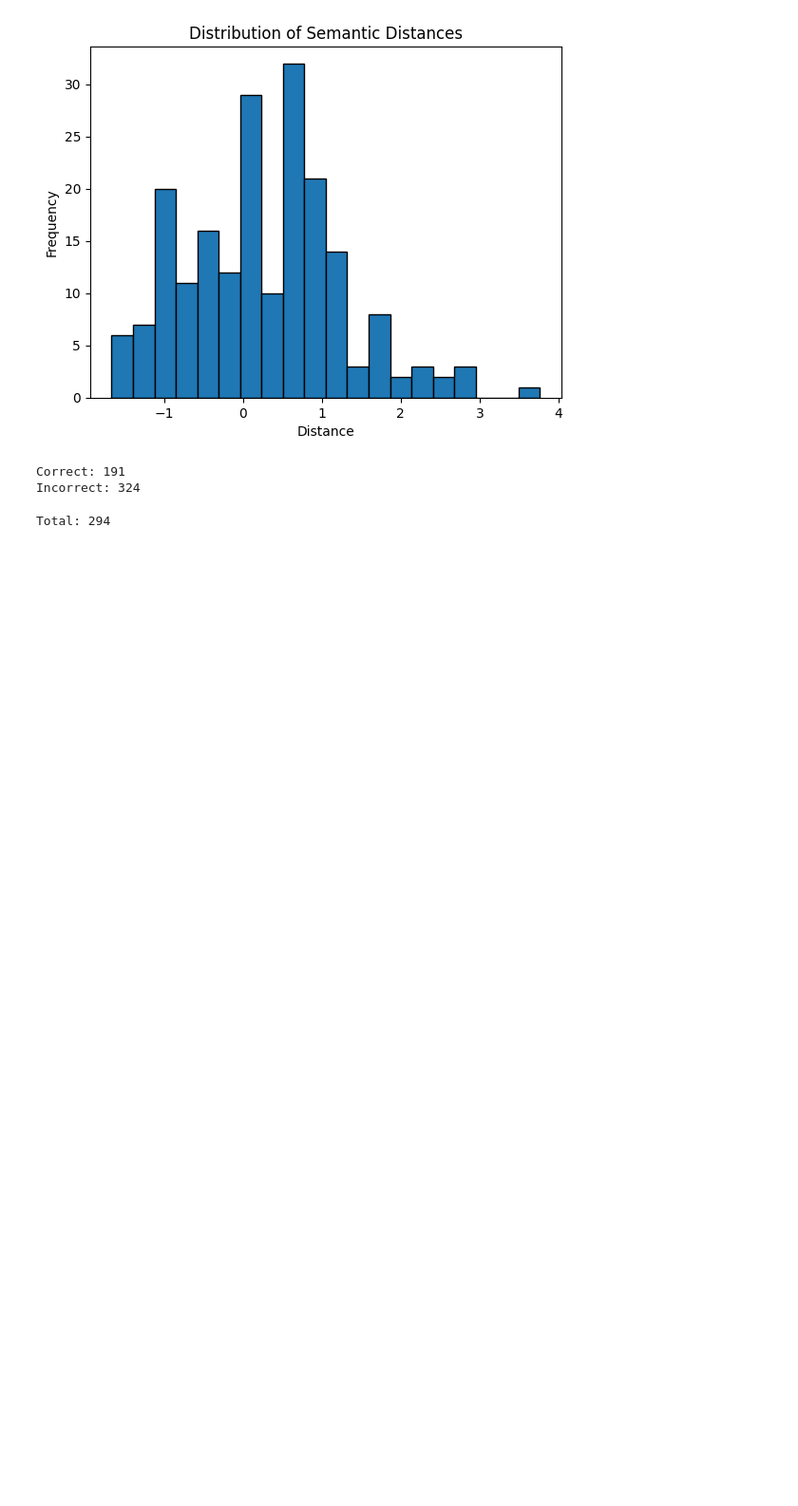
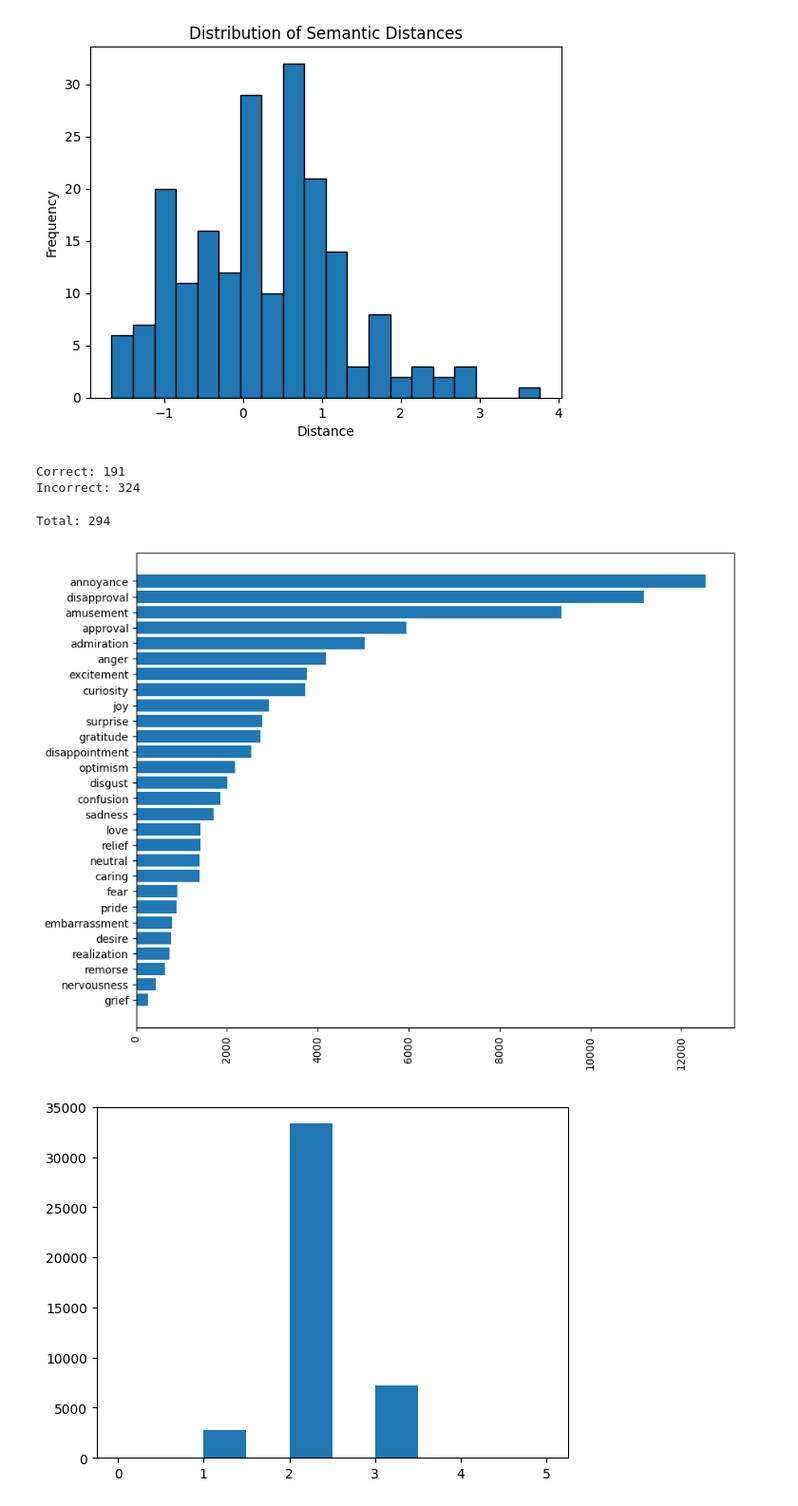
Before and after one commit to AminMohamed-3/LEGO, a Jupyter notebook: cleaning/cleaning.ipynb, the cells around one changed output. Shown at 95% size. Drawn from its saved outputs; the diff is of its cells as text; code cells hidden in the pictures; blank space fills up the shorter version.

Commit message:
Filtered dataset creation & training prepration

```diff
--- a/cleaning/cleaning.ipynb
+++ b/cleaning/cleaning.ipynb
@@ -273,3 +273,58 @@ for label in ground_truth_labels:
 print(f"Total: {total}")
 # %% [output]
 Total: 294
+# %%
+import ast
+import pandas as pd
+import matplotlib.pyplot as plt
+df = pd.read_csv("run1/unfiltered_run1.csv")
+
+# parse each string to a list of labels using ast
+df["parsed_predictions"] = df["predictions"].apply(lambda x: ast.literal_eval(x))
+
+
+
+dict = {}
+for labels in df["parsed_predictions"]:
+    for label in labels:
+        if label in dict:
+            dict[label] += 1
+        else:
+            dict[label] = 1
+
+
+# filter the dictionary with the lsit of emotions
+
+import yaml
+with open("../config.yaml", "r") as f:
+    config = yaml.safe_load(f)
+    EMOTIONS = config["EMOTIONS"]
+
+filtered_dict = {k: v for k, v in dict.items() if k in EMOTIONS}
+unfiltered_dict = {k: v for k, v in dict.items() if k not in EMOTIONS}
+# Sort the filtered_dict by its values in ascending order for better visualization
+sorted_filtered_dict = {k: v for k, v in sorted(filtered_dict.items(), key=lambda item: item[1])}
+
+plt.figure(figsize=(10, 8))  # Adjusted for better display of horizontal bars
+plt.barh(list(sorted_filtered_dict.keys()), list(sorted_filtered_dict.values()))
+plt.xticks(rotation=90)  # Might not be necessary for horizontal bar charts
+plt.show()
+
+
+# count of emotions in each prediction
+df["count"] = df["parsed_predictions"].apply(lambda x: len(x))
+
+# plot the count of emotions in each prediction
+
+plt.hist(df["count"], bins=10)
+plt.show()
+
+
+# remove labels that are not in the emotions list
+df["parsed_predictions"] = df["parsed_predictions"].apply(lambda x: [label for label in x if label in EMOTIONS])
+
+# check empty predictions
+empty = df[df["parsed_predictions"].apply(lambda x: len(x) == 0)]
+# %% [output]
+[figure, added]
+[figure, added]
```
Also changed, not shown: parts of 3 cells of this notebook, 11 other files.
